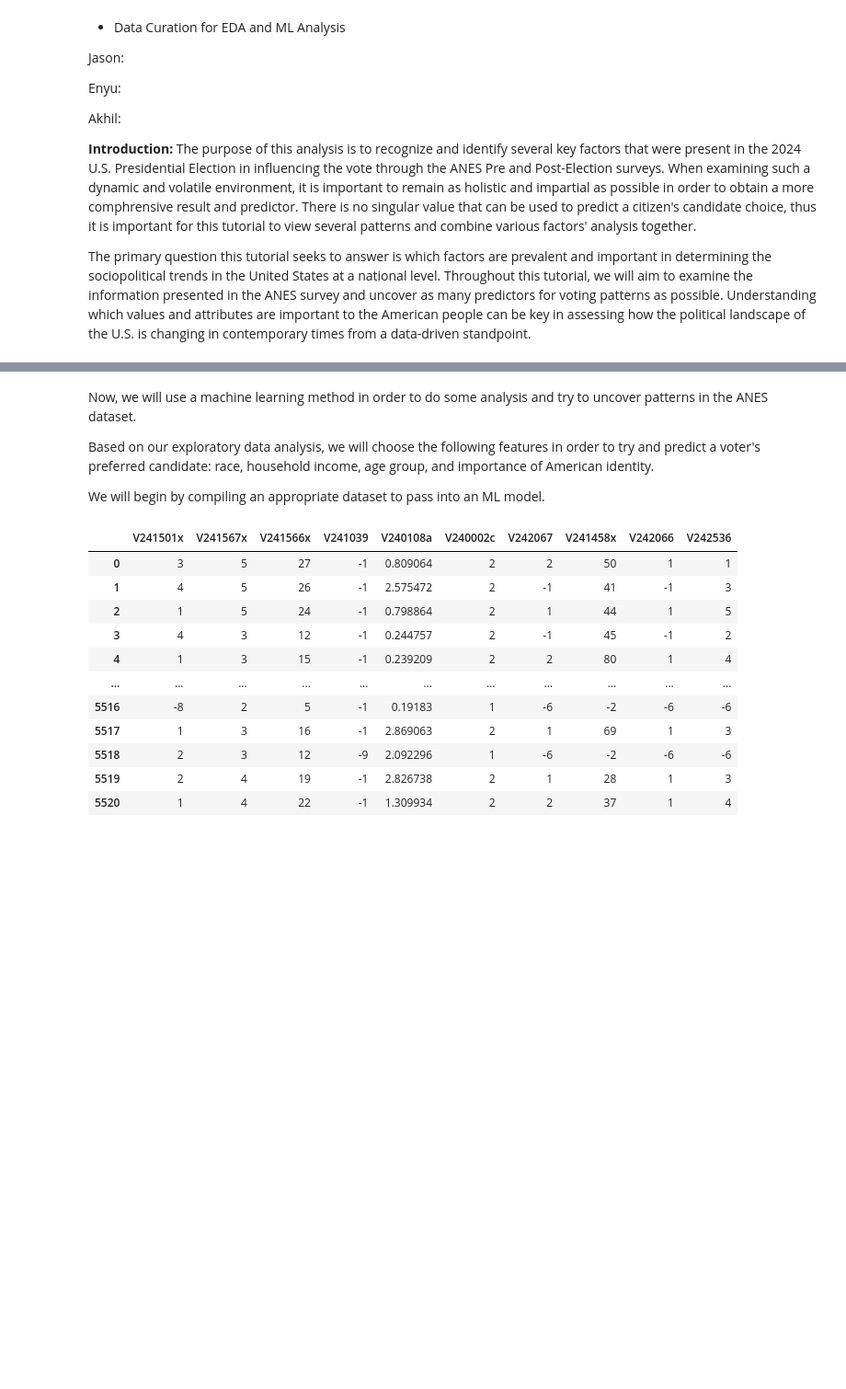
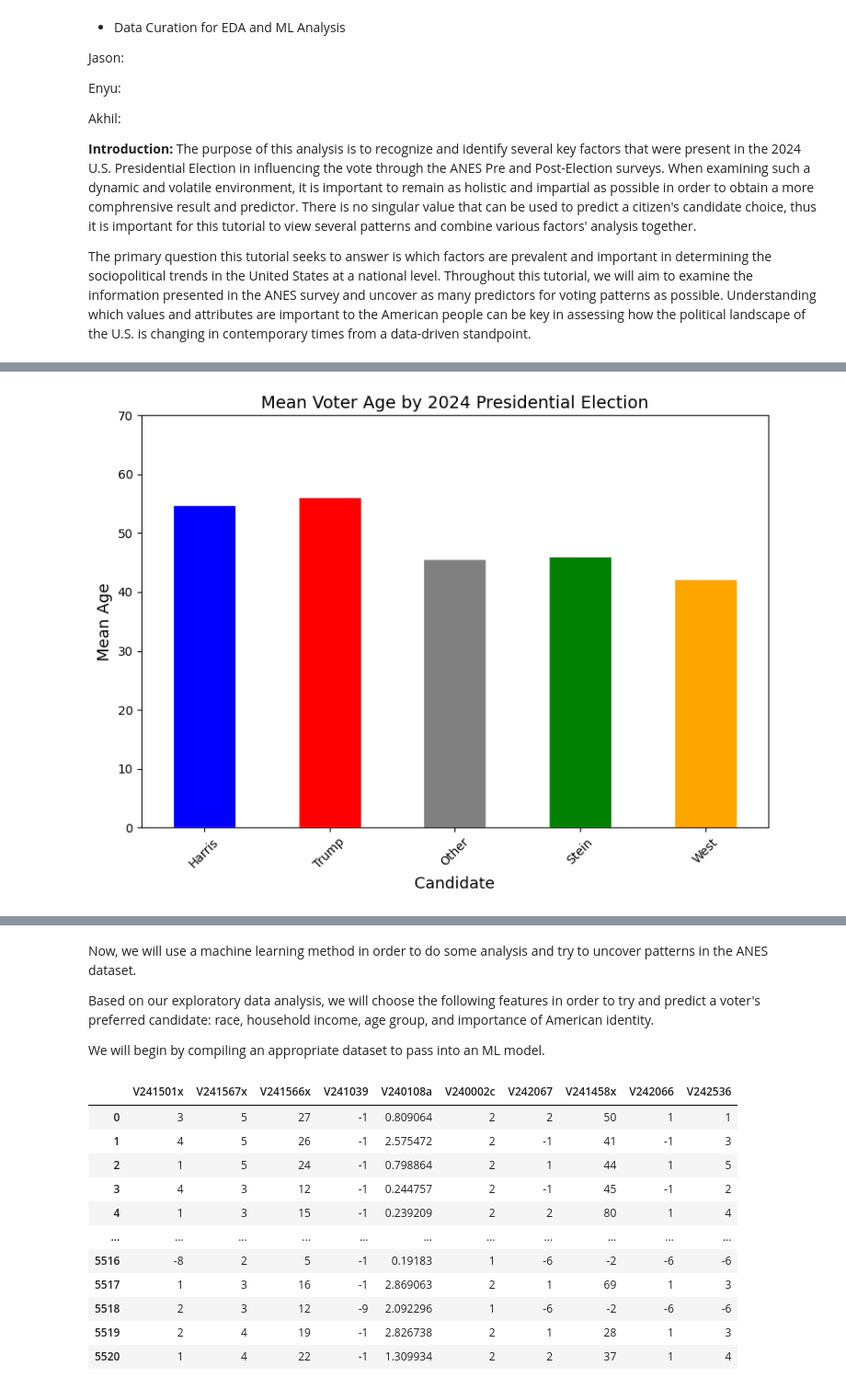
Before and after one commit to Aslan-A-M/CMSC320_Semester_Project, a Jupyter notebook: dataset/Checkpoint3/ml_analysis_organized.ipynb, the cells around one changed output, grey strips where cells are left out. Shown at 92% size. Drawn from its saved outputs; the diff is of its cells as text; code cells hidden in the pictures; blank space fills up the shorter version.

```diff
--- a/dataset/Checkpoint3/ml_analysis_organized.ipynb
+++ b/dataset/Checkpoint3/ml_analysis_organized.ipynb
@@ -26,0 +280,5 @@ The primary question this tutorial seeks to answer is which factors are prevalen
+# %%
+anes2024_csv = "../../dataset/data_2024/anes_timeseries_2024_csv_20250808.csv"
+df = pd.read_csv(anes2024_csv)
+df_useful = df[["V241458x", "V242067", "V240002c", "V240108b"]]
+df_useful
@@ -26,0 +299,13 @@ The primary question this tutorial seeks to answer is which factors are prevalen
+# %%
+# Changed the names of each of the columns
+
+df_select = df[["V241458x", "V242067", "V240002c", "V240108b"]]
+
+df_select = df_select.rename(columns={
+    "V241458x": "Age",
+    "V242067": "President Vote",
+    "V240002c": "Completed Post Survey",
+    "V240108b": "Weights"
+})
+
+df_select
@@ -26,0 +363,11 @@ The primary question this tutorial seeks to answer is which factors are prevalen
+# %%
+# drop missing values
+df_select = df_select.dropna()
+
+# only keep data points where people finished the post survey
+df_select = df_select[df_select["Completed Post Survey"] == 2]
+
+# remove inapplicable or refused rows of people who didn't pick a candidate
+df_select = df_select[df_select["President Vote"].isin(["Harris", "Trump", "West", "Stein", "Other"])]
+
+df_select
@@ -26,0 +422,18 @@ The primary question this tutorial seeks to answer is which factors are prevalen
+# %%
+# A bar chart to showcase the relationship between age and candiate selection
+
+fig, ax = plt.subplots(figsize=(8, 6))
+
+mean_ages = df_select.groupby("President Vote")["Age"].mean().reindex(["Harris", "Trump", "Other", "Stein", "West"])
+
+mean_ages.plot.bar(color=["blue", "red", "gray", "green", "orange", "purple"],  edgecolor="white", ax=ax, width=0.5)
+
+ax.set_xlabel("Candidate", fontsize=13)
+ax.set_ylabel("Mean Age", fontsize=13)
+ax.set_title("Mean Voter Age by 2024 Presidential Election", fontsize=14)
+ax.set_ylim(0, 70)
+ax.tick_params(axis='x', rotation=45)
+plt.tight_layout()
+plt.show()
+# %% [output]
+[figure, added]
```
Also changed, not shown: parts of 33 cells of this notebook, 3 other files.
